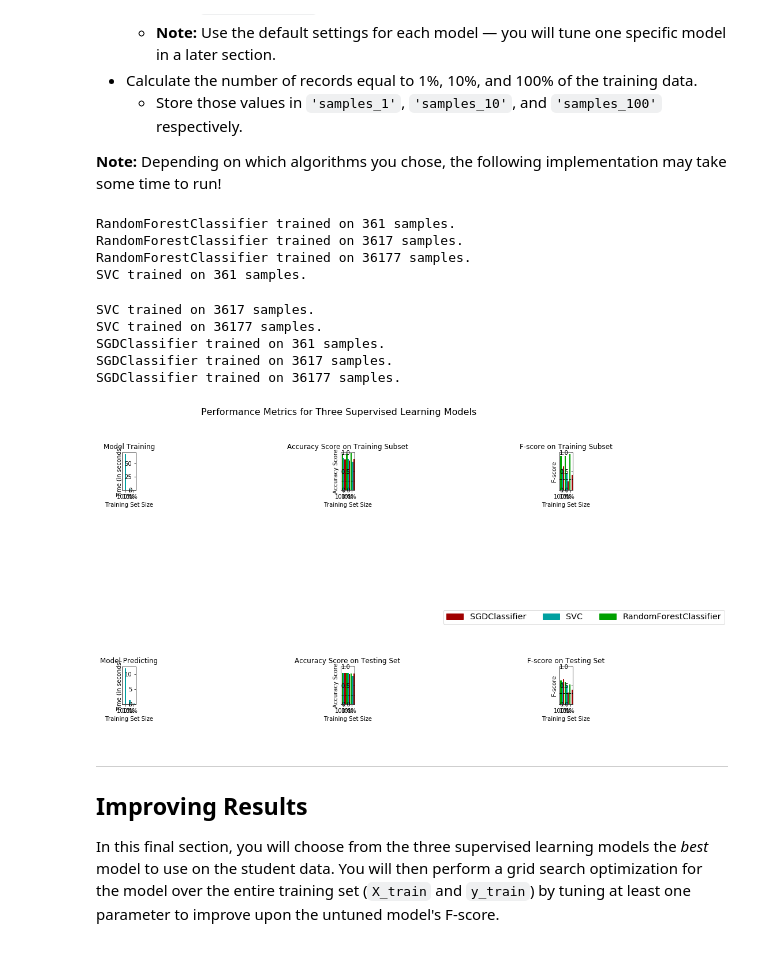
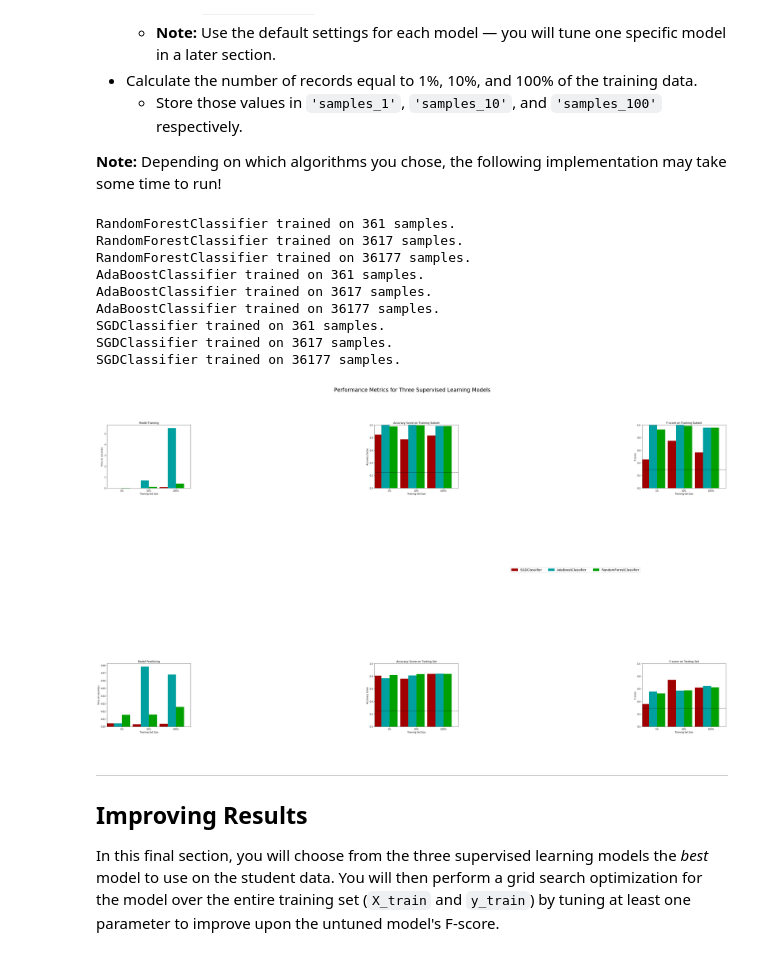
Before and after one commit to machinelearningnanodegree/machine-learning, a Jupyter notebook: projects/finding_donors/finding_donors.ipynb, the cells around one changed output. Saved outputs shown, nothing was run; the diff lists cells and outputs as text; code cells hidden in the pictures.

Commit message:
Fixing the chart and comparing SGDC, RF, and AdaBoost

```diff
--- a/projects/finding_donors/finding_donors.ipynb
+++ b/projects/finding_donors/finding_donors.ipynb
@@ -389,44 +389,45 @@ In the code cell, you will need to implement the following:
 # %%
 # Import the three supervised learning models from sklearn
 from sklearn.ensemble import RandomForestClassifier
-from sklearn.svm import SVC
+from sklearn.ensemble import AdaBoostClassifier
+from sklearn.tree import DecisionTreeClassifier
 from sklearn import linear_model
 
 # TODO: Initialize the three models
 clf_A = RandomForestClassifier()
-clf_B = SVC()
+clf_B = AdaBoostClassifier(DecisionTreeClassifier())
 clf_C = linear_model.SGDClassifier()
 
 # Calculate the number of samples for 1%, 10%, and 100% of the training data
 # HINT: samples_100 is the entire training set i.e. len(y_train)
 # HINT: samples_10 is 10% of samples_100 (ensure to set the count of the values to be `int` and not `float`)
 # HINT: samples_1 is 1% of samples_100 (ensure to set the count of the values to be `int` and not `float`)
 samples_100 = len(y_train)
 samples_10 = int(len(y_train) / 10)
 samples_1 = int(len(y_train) / 100)
 
 # Collect results on the learners
 results = {}
 for clf in [clf_A, clf_B, clf_C]:
     clf_name = clf.__class__.__name__
     results[clf_name] = {}
     for i, samples in enumerate([samples_1, samples_10, samples_100]):
         results[clf_name][i] = \
         train_predict(clf, samples, X_train, y_train, X_test, y_test)
 
 # Run metrics visualization for the three supervised learning models chosen
 vs.evaluate(results, accuracy, fscore)
 # %% [output]
 RandomForestClassifier trained on 361 samples.
 RandomForestClassifier trained on 3617 samples.
 RandomForestClassifier trained on 36177 samples.
-SVC trained on 361 samples.
+AdaBoostClassifier trained on 361 samples.
+AdaBoostClassifier trained on 3617 samples.
+AdaBoostClassifier trained on 36177 samples.
+SGDClassifier trained on 361 samples.
+SGDClassifier trained on 3617 samples.
+SGDClassifier trained on 36177 samples.
-SVC trained on 3617 samples.
-SVC trained on 36177 samples.
-SGDClassifier trained on 361 samples.
-SGDClassifier trained on 3617 samples.
-SGDClassifier trained on 36177 samples.
-[figure, old version]
+[figure, new version]
 # %% [markdown]
 ----
 ## Improving Results
```
Also changed, not shown: parts of 3 cells of this notebook, 1 other file.
